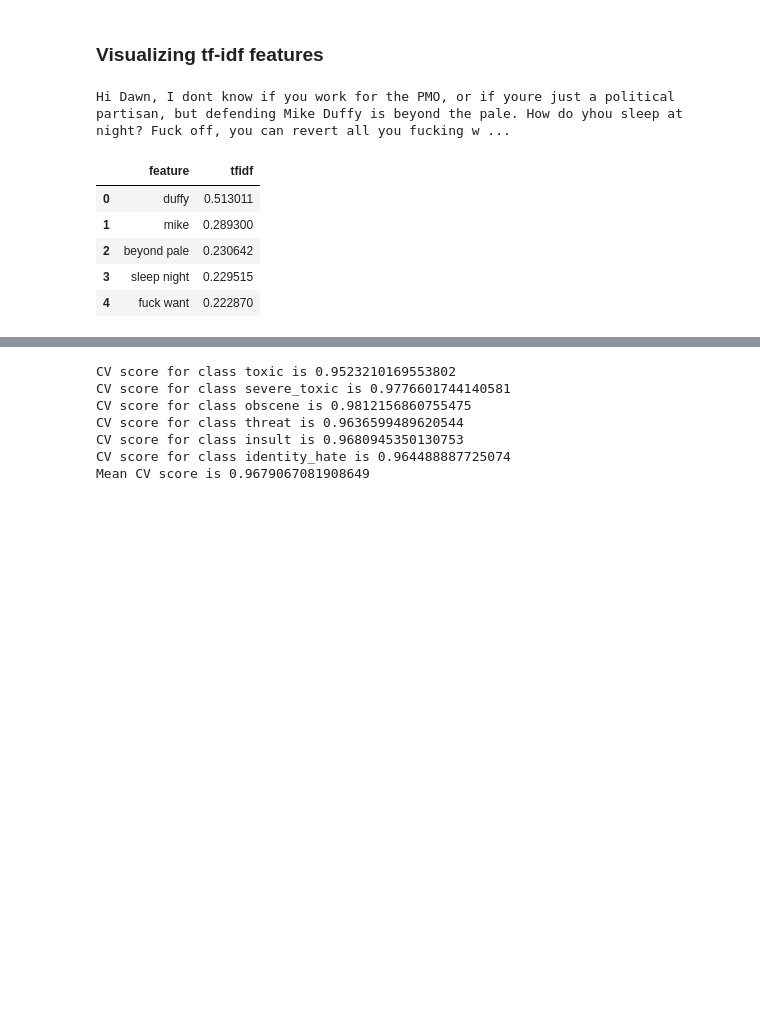
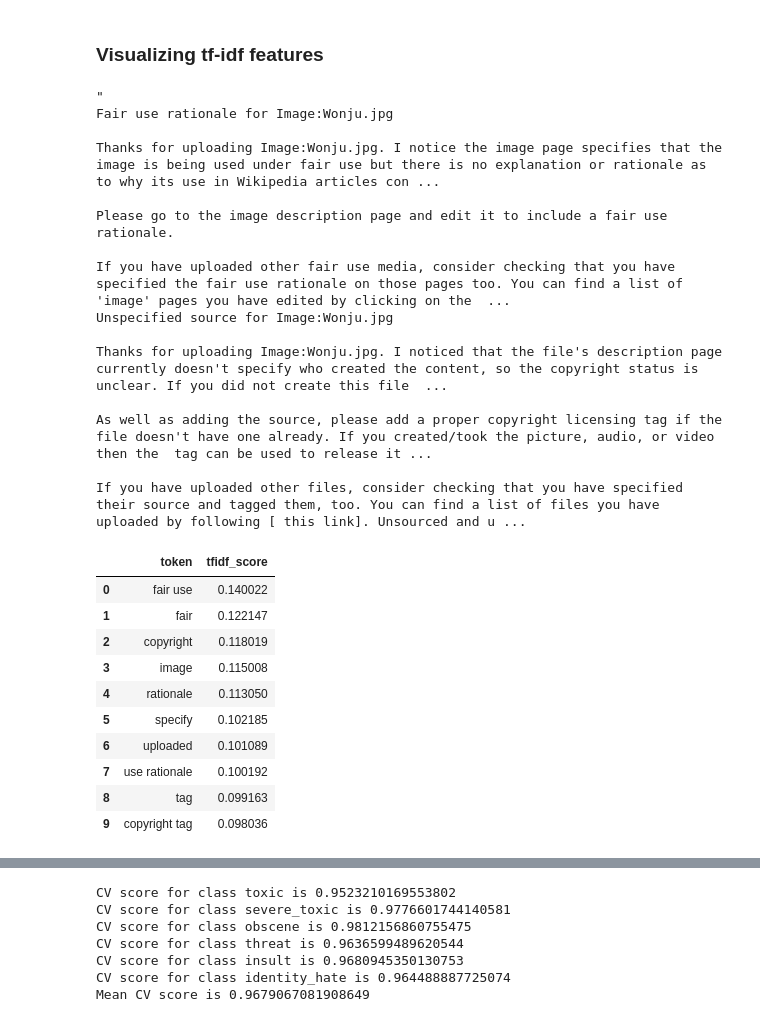
Before and after one commit to ThomasD96/NLP_Toxic_comment_classification, a Jupyter notebook: toxic_comment_classifier.ipynb, the cells around one changed output, grey strips where cells are left out. Drawn from its saved outputs; the diff is of its cells as text; code cells hidden in the pictures; blank space fills up the shorter version.

```diff
--- a/toxic_comment_classifier.ipynb
+++ b/toxic_comment_classifier.ipynb
@@ -227,8 +227,8 @@ def preprocess_comment(comment_str):
     '''
     comment=re.sub(r"(\d{1,3}\.){1,3}\d{1,3}","",comment_str)  #remove ip's
     words = [word for word in tokenizer.tokenize(comment.lower()) if not word in stop_words]  # convert to lowercase and remove stopwords
-    clean_words = [word for word in words if word not in punctuation_set] #remove puntuations
-    lemmatized_sentence = ' '.join([lemmatizer.lemmatize(word,pos = get_wordnet_pos(word)) for word in clean_words if len(word)>2]) ## lemmatization
+#    clean_words = [word for word in words if word not in punctuation_set] #remove puntuations
+    lemmatized_sentence = ' '.join([lemmatizer.lemmatize(word,pos = get_wordnet_pos(word)) for word in words if len(word)>2]) ## lemmatization
     return lemmatized_sentence
 # %%
 # An example
@@ -254,9 +254,9 @@ word_vectorizer = TfidfVectorizer(
     strip_accents='unicode',
     analyzer='word',
 #    preprocessor= preprocess_comment,
-    max_df = 0.7,
+    max_df = 0.5,
     ngram_range=(1, 2),
-    max_features=40000)
+    max_features=50000)
 word_vectorizer.fit(train_text)
 # %% [output]
 TfidfVectorizer(analyzer='word', binary=False, decode_error='strict',
@@ -291,21 +329,41 @@ def top_tfidf_feats(row, features, top_n=10):
     topn_ids = np.argsort(row)[::-1][:top_n]
     top_feats = [(features[i], row[i]) for i in topn_ids]
     df = pd.DataFrame(top_feats)
-    df.columns = ['feature', 'tfidf']
+    df.columns = ['token', 'tfidf_score']
     return df
 def top_feats_in_doc(X, features, row_id, top_n=10):
     ''' Top tfidf features in specific document (matrix row) '''
     row = np.squeeze(X[row_id].toarray())
     return top_tfidf_feats(row, features, top_n)
 # %%
-rand_index = np.random.choice(range(len(train)), size=1)[0]
-print(train.loc[rand_index, 'comment_text'])
-top_feats_in_doc(train_word_features, feature_names, rand_index, top_n=5)
+#rand_index = np.random.choice(range(len(train)), size=1)[0]
+print(train.loc[10, 'comment_text'])
+top_10_tfidf = top_feats_in_doc(train_word_features, feature_names, 10, top_n=10)
+top_10_tfidf
 # %% [output]
-Hi Dawn, I dont know if you work for the PMO, or if youre just a political partisan, but defending Mike Duffy is beyond the pale. How do yhou sleep at night? Fuck off, you can revert all you fucking w ...
+"
+Fair use rationale for Image:Wonju.jpg
+
+Thanks for uploading Image:Wonju.jpg. I notice the image page specifies that the image is being used under fair use but there is no explanation or rationale as to why its use in Wikipedia articles con ...
+
+Please go to the image description page and edit it to include a fair use rationale.
+
+If you have uploaded other fair use media, consider checking that you have specified the fair use rationale on those pages too. You can find a list of 'image' pages you have edited by clicking on the  ...
+Unspecified source for Image:Wonju.jpg
+
+Thanks for uploading Image:Wonju.jpg. I noticed that the file's description page currently doesn't specify who created the content, so the copyright status is unclear. If you did not create this file  ...
+
+As well as adding the source, please add a proper copyright licensing tag if the file doesn't have one already. If you created/took the picture, audio, or video then the  tag can be used to release it ...
+
+If you have uploaded other files, consider checking that you have specified their source and tagged them, too. You can find a list of files you have uploaded by following [ this link]. Unsourced and u ...
-|  | feature | tfidf |
-| 0 | duffy | 0.513011 |
-| 1 | mike | 0.289300 |
-| 2 | beyond pale | 0.230642 |
-| 3 | sleep night | 0.229515 |
-| 4 | fuck want | 0.222870 |
+|  | token | tfidf_score |
+| 0 | fair use | 0.140022 |
+| 1 | fair | 0.122147 |
+| 2 | copyright | 0.118019 |
+| 3 | image | 0.115008 |
+| 4 | rationale | 0.113050 |
+| 5 | specify | 0.102185 |
+| 6 | uploaded | 0.101089 |
+| 7 | use rationale | 0.100192 |
+| 8 | tag | 0.099163 |
+| 9 | copyright tag | 0.098036 |
```
Also changed, not shown: parts of 33 cells of this notebook, 1 other file.
